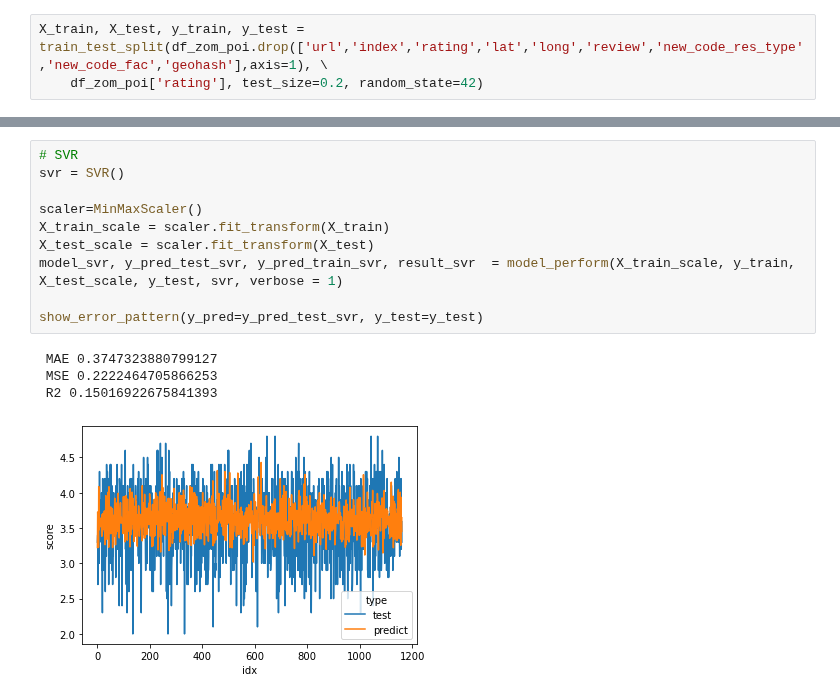
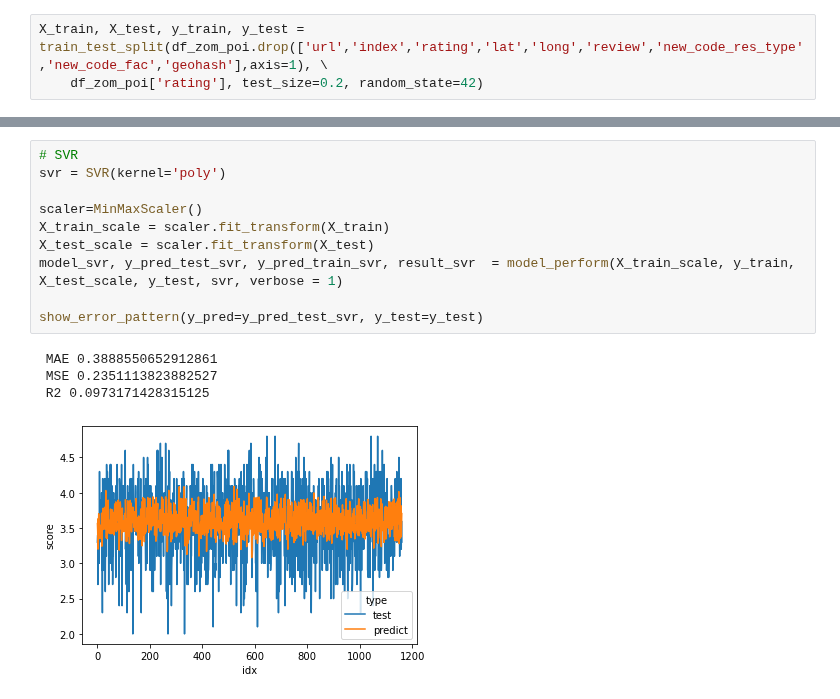
Before and after one commit to adamaulia/AdamThesis, a Jupyter notebook: 4_model.ipynb, the cells around one changed output, grey strips where cells are left out. Cells and saved outputs as stored; diff of their text form.

```diff
--- a/4_model.ipynb
+++ b/4_model.ipynb
@@ -172,18 +176,18 @@ show_error_pattern(y_pred=y_pred_test_xgbr, y_test=y_test)
 # %%
 # SVR
-svr = SVR()
+svr = SVR(kernel='poly')
 
 scaler=MinMaxScaler()
 X_train_scale = scaler.fit_transform(X_train)
 X_test_scale = scaler.fit_transform(X_test)
 model_svr, y_pred_test_svr, y_pred_train_svr, result_svr  = model_perform(X_train_scale, y_train, X_test_scale, y_test, svr, verbose = 1)
 
 show_error_pattern(y_pred=y_pred_test_svr, y_test=y_test)
 # %% [output]
- MAE 0.3747323880799127
- MSE 0.2222464705866253
- R2 0.15016922675841393
+ MAE 0.3888550652912861
+ MSE 0.2351113823882527
+ R2 0.0973171428315125
-[figure, old version]
+[figure, new version]
 # %%
 # feature importance
 df_feat = pd.DataFrame({'score':model_xgbr.feature_importances_,'columns':X_train.columns})
```
Also changed, not shown: parts of 5 cells of this notebook.
